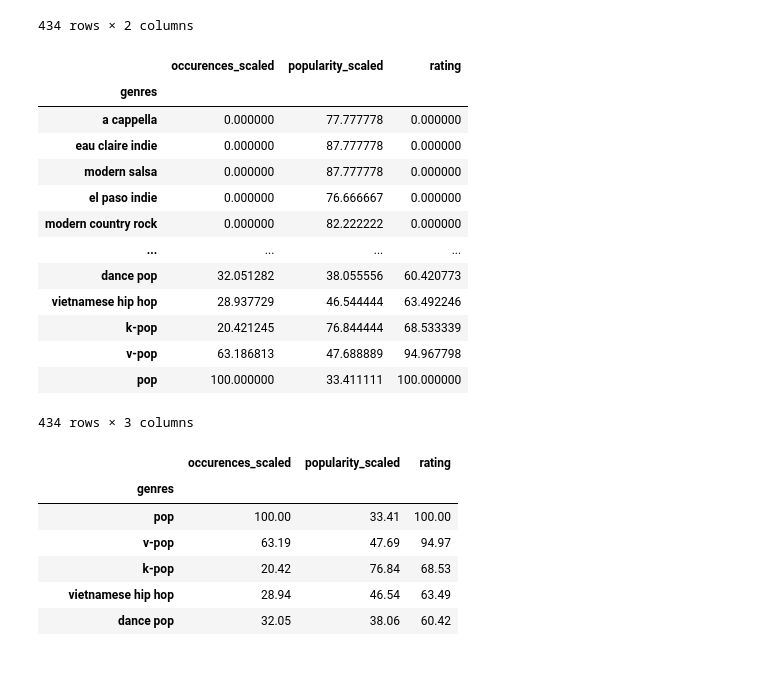
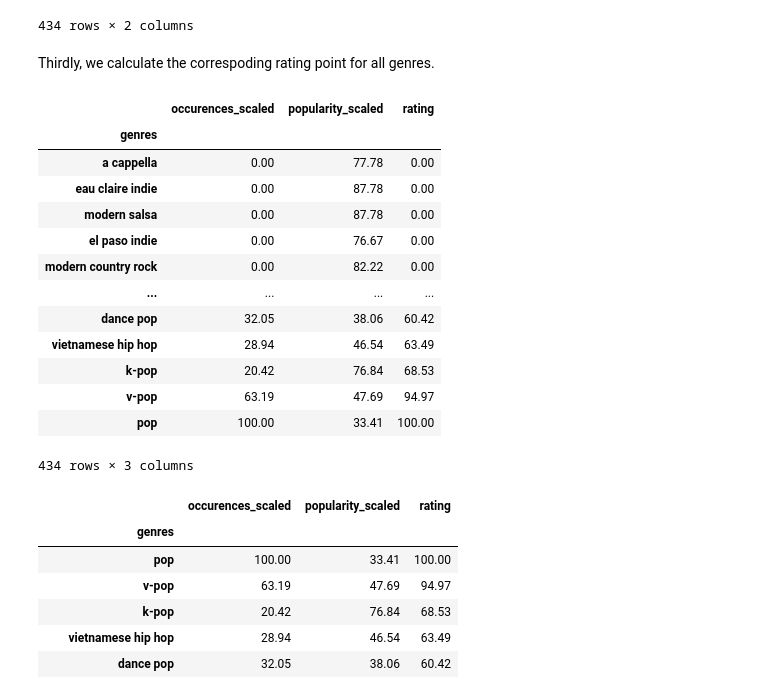
Before and after one commit to quytrungg/Final_Project_CSC14119, a Jupyter notebook: data_analysis/components/artists_data_analysis.ipynb, the cells around one changed output. Drawn from its saved outputs; the diff is of its cells as text; code cells hidden in the pictures; blank space fills up the shorter version.

```diff
--- a/data_analysis/components/artists_data_analysis.ipynb
+++ b/data_analysis/components/artists_data_analysis.ipynb
@@ -16,5 +34,2 @@ df.head()
 # %% [markdown]
 ### <b><u>Question</u>: What are the 10 best rated genres?</b>
-# %%
-song_df = pd.read_csv('../../data/songs_data.tsv', sep='\t')
-song_df.head()
@@ -96,24 +131,26 @@ genre_trend.sort_values(by='occurences_scaled').round(2)
 | v-pop | 63.19 | 47.69 |
 | pop | 100.00 | 33.41 |
 434 rows × 2 columns
+# %% [markdown]
+Thirdly, we calculate the correspoding rating point for all genres.
 # %%
 genre_trend['rating'] = np.sqrt(genre_trend['occurences_scaled'] * genre_trend['popularity_scaled'])
 genre_trend['rating'] = MinMaxScaler0_100(genre_trend['rating'])
-genre_trend.sort_values(by='rating')
+genre_trend.sort_values(by='rating').round(2)
 # %% [output]
 |  | occurences_scaled | popularity_scaled | rating |
 | genres |  |  |  |
-| a cappella | 0.000000 | 77.777778 | 0.000000 |
-| eau claire indie | 0.000000 | 87.777778 | 0.000000 |
-| modern salsa | 0.000000 | 87.777778 | 0.000000 |
-| el paso indie | 0.000000 | 76.666667 | 0.000000 |
-| modern country rock | 0.000000 | 82.222222 | 0.000000 |
+| a cappella | 0.00 | 77.78 | 0.00 |
+| eau claire indie | 0.00 | 87.78 | 0.00 |
+| modern salsa | 0.00 | 87.78 | 0.00 |
+| el paso indie | 0.00 | 76.67 | 0.00 |
+| modern country rock | 0.00 | 82.22 | 0.00 |
 | ... | ... | ... | ... |
-| dance pop | 32.051282 | 38.055556 | 60.420773 |
-| vietnamese hip hop | 28.937729 | 46.544444 | 63.492246 |
-| k-pop | 20.421245 | 76.844444 | 68.533339 |
-| v-pop | 63.186813 | 47.688889 | 94.967798 |
-| pop | 100.000000 | 33.411111 | 100.000000 |
+| dance pop | 32.05 | 38.06 | 60.42 |
+| vietnamese hip hop | 28.94 | 46.54 | 63.49 |
+| k-pop | 20.42 | 76.84 | 68.53 |
+| v-pop | 63.19 | 47.69 | 94.97 |
+| pop | 100.00 | 33.41 | 100.00 |
 434 rows × 3 columns
 # %%
 genre_trend.nlargest(n=10, columns='rating').round(2)
```
Also changed, not shown: parts of 24 cells of this notebook, 2 other files.
